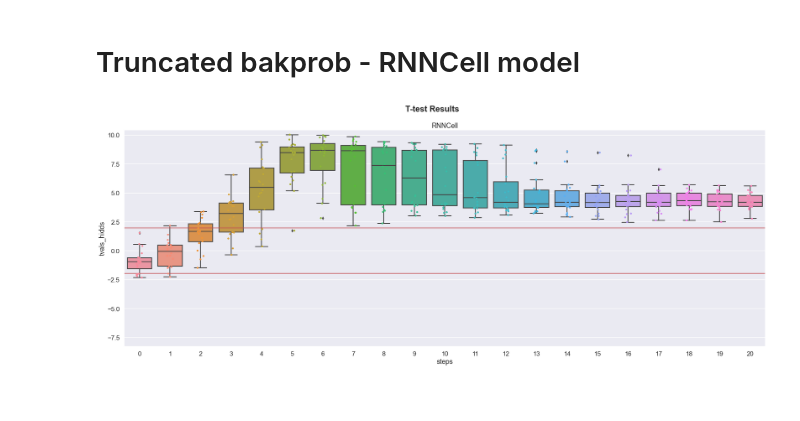
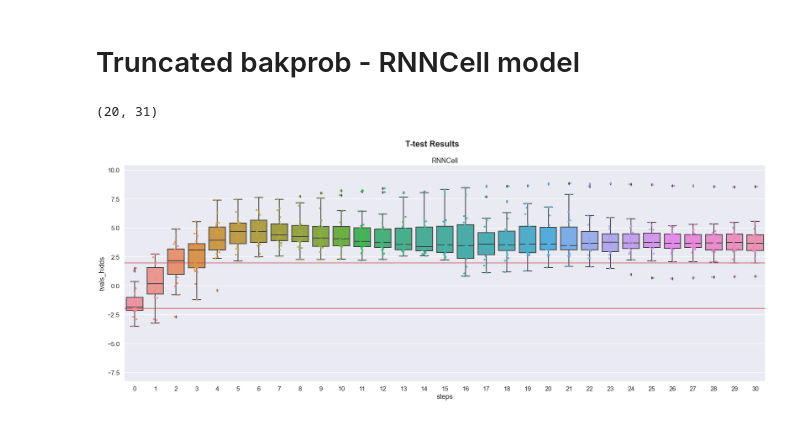
Before and after one commit to MaryZolfaghar/WCSLS, a Jupyter notebook: notebooks/resutls_ttest.ipynb, the cells around one changed output. Saved outputs shown, nothing was run; the diff lists cells and outputs as text; code cells hidden in the pictures.

```diff
--- a/notebooks/resutls_ttest.ipynb
+++ b/notebooks/resutls_ttest.ipynb
@@ -13,8 +13,8 @@ sns.set_style("darkgrid")
 # sns.set_context("paper")
 sns.set_context("talk")
 # %%
-ctx_order = 'last'
-ctx_order_str = 'ctxL'
+ctx_order = 'first'
+ctx_order_str = 'ctxF'
 analyze_name = 'analyze_ttest'
 # %%
 with open('../../results/%s_results_mlp.P' %(analyze_name), 'rb') as f:
@@ -168,29 +174,37 @@ fig.savefig(('../../figures/' + fig_str + '.pdf'),
 # %% [markdown]
 # Truncated bakprob - RNNCell model
+# %%
+t_hidds_rnncell.shape
+# %% [output]
+(20, 31)
 # %%
+n_runs, checkpoints = t_hidds_rnncell.shape
+
 fig, axs = plt.subplots(1, 1, figsize=(25,10))
 val_name = 'tvals_hidds'
 threshold = 1.96
 # RNN cell
 val = t_hidds_rnncell
 df = pd.DataFrame(val, columns= np.arange(checkpoints))
 df.insert(0, 'runs', np.arange(runs))
 df2 = pd.melt(df, id_vars=['runs'],var_name='steps', value_name=val_name)
 # plot
 ax = axs#[0][0]
 ax = sns.boxplot(x='steps', y=val_name, data=df2, ax=ax)
 ax = sns.stripplot(x='steps', y=val_name, data=df2, ax=ax)
 ax.set_title('RNNCell')
 
 ax.axhline(y=threshold, color='r', linewidth=2)
 ax.axhline(y=-1*threshold, color='r', linewidth=2)
 ax.set_ylim([mi, mx])
 
 fig.suptitle('T-test Results', fontweight='bold')
 plt.tight_layout()
 plt.show()
 fig_str = '%s_ttest_results_rnncell_model_hidds' %(ctx_order_str)
 fig.savefig(('../../figures/' + fig_str + '.pdf'),
         bbox_inches = 'tight', pad_inches = 0)
+fig.savefig(('../../figures/' + fig_str + '.png'),
+        bbox_inches = 'tight', pad_inches = 0)
 # %% [output]
-[figure, old version]
+[figure, new version]
```
Also changed, not shown: parts of 3 cells of this notebook, 18 other files.
